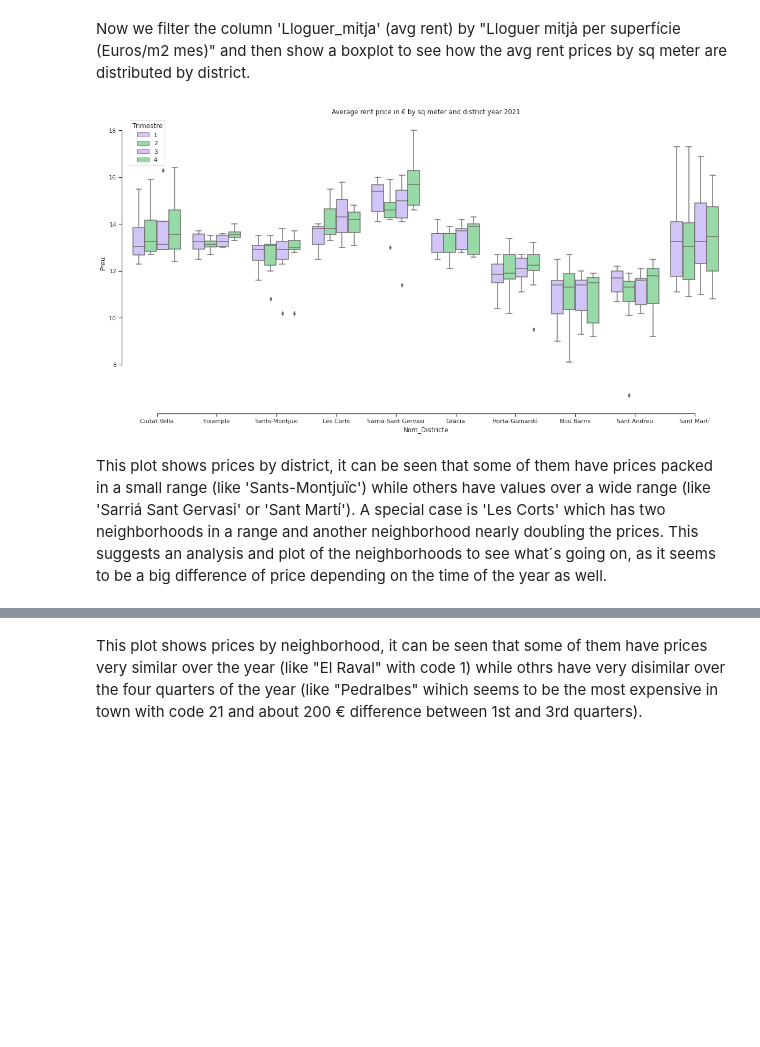
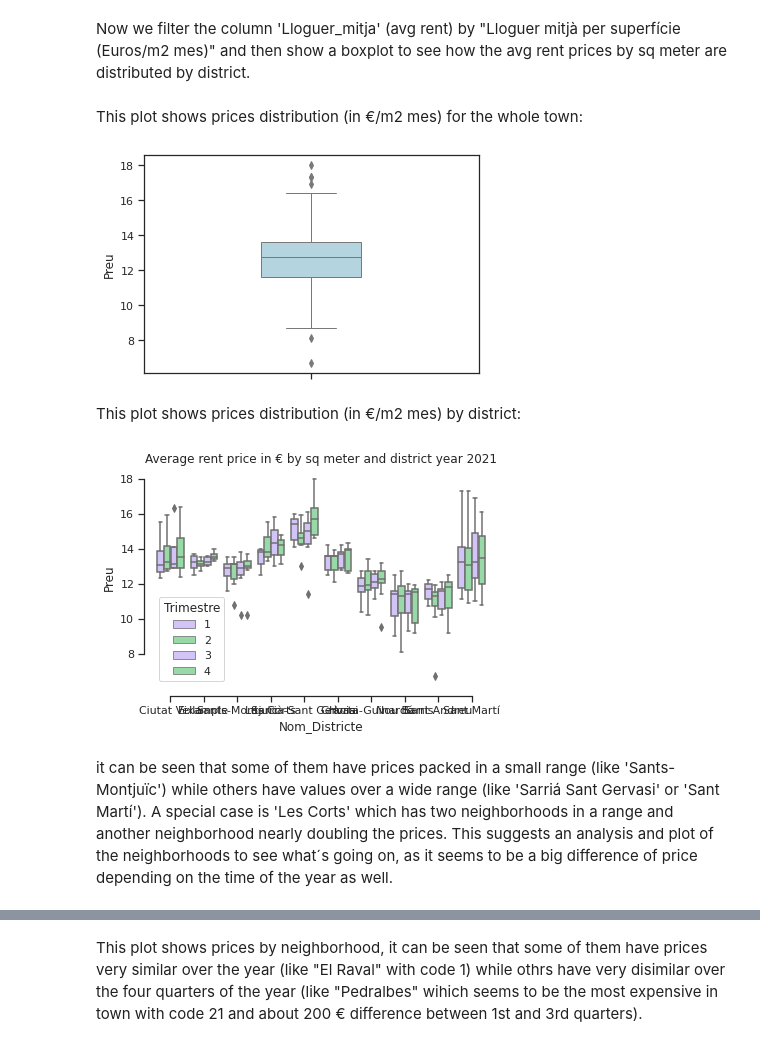
Before and after one commit to ddenebb/visualitzacio_exploratoria, a Jupyter notebook: Tasca_M4_T01.ipynb, the cells around one changed output, grey strips where cells are left out. Cells and saved outputs as stored; diff of their text form; code cells hidden in the pictures; blank space fills up the shorter version.

```diff
--- a/Tasca_M4_T01.ipynb
+++ b/Tasca_M4_T01.ipynb
@@ -134,13 +200,21 @@ Now we filter the column 'Lloguer_mitja' (avg rent) by "Lloguer mitjà per super
+# %% [markdown]
+This plot shows prices distribution (in €/m2 mes) for the whole town:
+# %%
+sns.boxplot(y="Preu", data=avg_rent_yearly_by_sup,  color='lightblue', fliersize=5,  orient='v', linewidth=1 , width=0.3,);
+# %% [output]
+[figure, added]
+# %% [markdown]
+This plot shows prices distribution (in €/m2 mes) by district:
 # %%
-avg_rent_yearly_by_sup=df[(df.Lloguer_mitja == 'Lloguer mitjà per superfície (Euros/m2 mes)')]
 sns.set_theme(style="ticks", palette="pastel")
 sns.boxplot(x='Nom_Districte', y ="Preu", hue = 'Trimestre', palette=["m", "g"],
             data=avg_rent_yearly_by_sup).set(title="Average rent price in € by sq meter and district year 2021");
 sns.despine(offset=10, trim=True)
+plt.savefig('Average rent price in € by sq meter and district year 2021.png')
 # %% [output]
-[figure, old version]
+[figure, new version]
 # %% [markdown]
-This plot shows prices by district, it can be seen that some of them have prices packed in a small range (like 'Sants-Montjuïc') while others have values over a wide range (like 'Sarriá Sant Gervasi' or 'Sant Martí'). A special case is 'Les Corts' which has two neighborhoods in a range and another neighborhood nearly doubling the prices. This suggests an analysis and plot of the neighborhoods to see what´s going on, as it seems to be a big difference of price depending on the time of the year as well.
+ it can be seen that some of them have prices packed in a small range (like 'Sants-Montjuïc') while others have values over a wide range (like 'Sarriá Sant Gervasi' or 'Sant Martí'). A special case is 'Les Corts' which has two neighborhoods in a range and another neighborhood nearly doubling the prices. This suggests an analysis and plot of the neighborhoods to see what´s going on, as it seems to be a big difference of price depending on the time of the year as well.
 # %%
 sns.set(font_scale = 3)
 sns.catplot(x="Nom_Districte", y ="Preu", hue= 'Trimestre',
```
Also changed, not shown: parts of 34 cells of this notebook.
